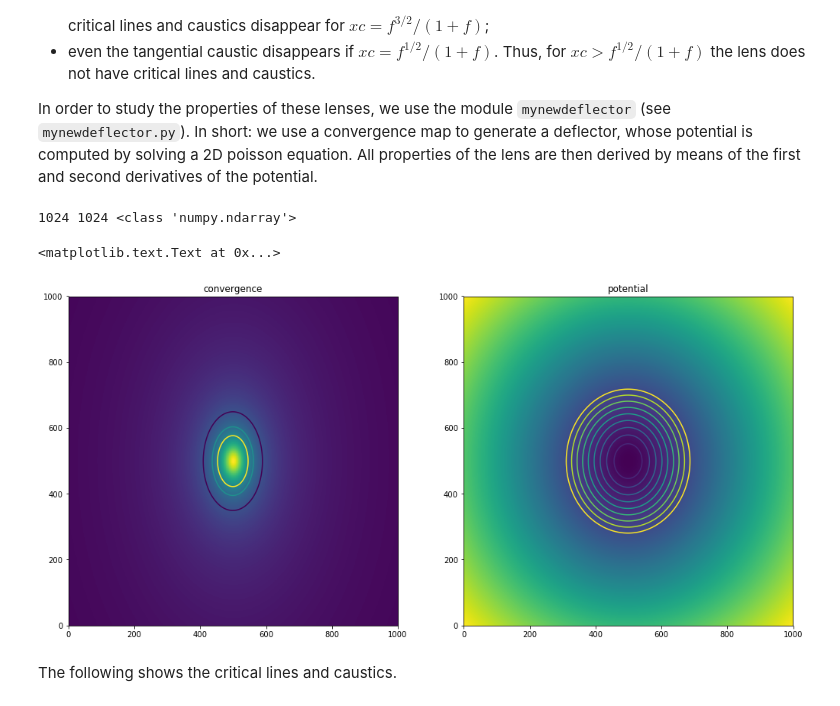
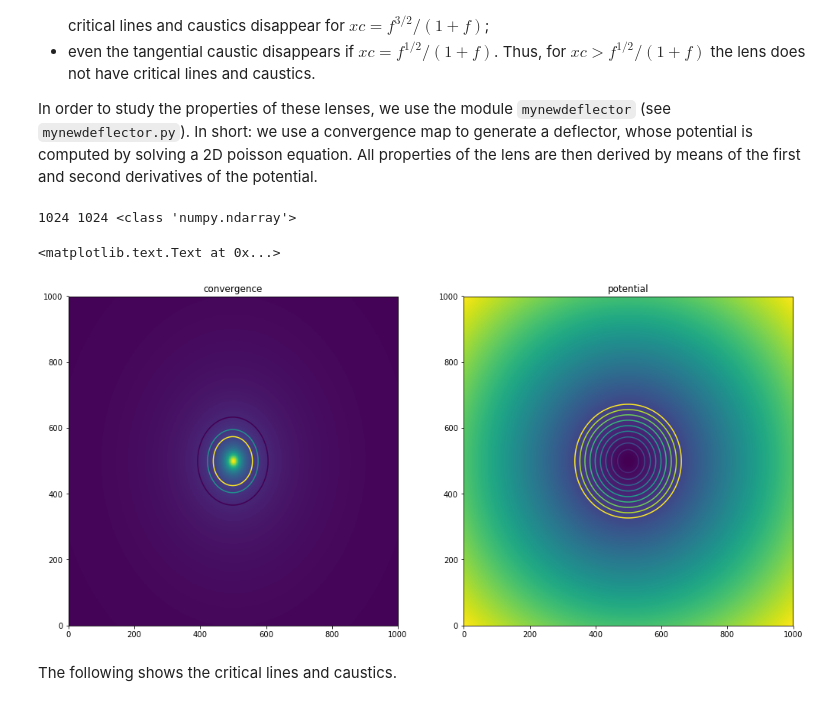
Before and after one commit to maxmen/ScuolaMilano, a Jupyter notebook: SLtutorial.ipynb, the cells around one changed output. Drawn from its saved outputs; the diff is of its cells as text; code cells hidden in the pictures.

```diff
--- a/SLtutorial.ipynb
+++ b/SLtutorial.ipynb
@@ -355,7 +355,7 @@ Some noticeable properties:
 
 The code below solves the lens equation for all points on the boundary of a circular extended source, allowing to visualize the images and their distortions.
 # %%
-nl=1.7
+nl=1.2
 pl=pl_lens(co,n=nl)
 yc1=0.05
 yc2=0.05
@@ -1381,7 +1383,7 @@ fig,ax=plt.subplots(1,2,figsize=(15,8))
 
 y1c=0.0
 y2c=0.0
-rs=0.5
+rs=0.05
 f=0.6
 sie=sie_lens(co,f=f)
 
@@ -1447,36 +1449,36 @@ from matplotlib.colors import LogNorm, PowerNorm, SymLogNorm
 def kappa_nie(xk,yk,f,xc):
     x1,x2=np.meshgrid(xk,yk)
     mappa=np.sqrt(f)/2.0/np.sqrt(x1**2+f**2*x2**2+xc**2)
     return(mappa)
 
-f=0.6
-xc=0.2
+f=0.8
+xc=0.1
 npix=1024
 xmin=-5.0
 xmax=-xmin
 ymin=xmin
 ymax=xmax
 x1=np.linspace(xmin,xmax,npix)
 x2=np.linspace(xmin,xmax,npix)
 kappa=kappa_nie(x1,x2,f,xc)
 cdelt=(np.max(x1)-np.min(x1))/(npix-1.0)
 
 df=deflector_from_map(kappa=kappa,pixel=cdelt,pad=True,npix=1000,size=8.0)
 
 kappa=df.convergence()
 pot=df.pot
 
 fig,ax = plt.subplots(1,2,figsize=(17,8))
 ax[0].imshow(kappa,origin="lower")
 ax[0].contour(kappa,levels=[0.5,0.7,0.9])
 ax[0].set_title('convergence')
 ax[1].imshow(pot,origin="lower")
 ax[1].contour(pot,levels=np.linspace(np.min(pot),np.min(pot)+1,10))
 ax[1].set_title('potential')
 # %% [output]
 1024 1024 <class 'numpy.ndarray'>
 <matplotlib.text.Text at 0x...>
-[figure, old version]
+[figure, new version]
 # %% [markdown]
 The following shows the critical lines and caustics.
 # %%
```
Also changed, not shown: parts of 27 cells of this notebook, 1 other file.
